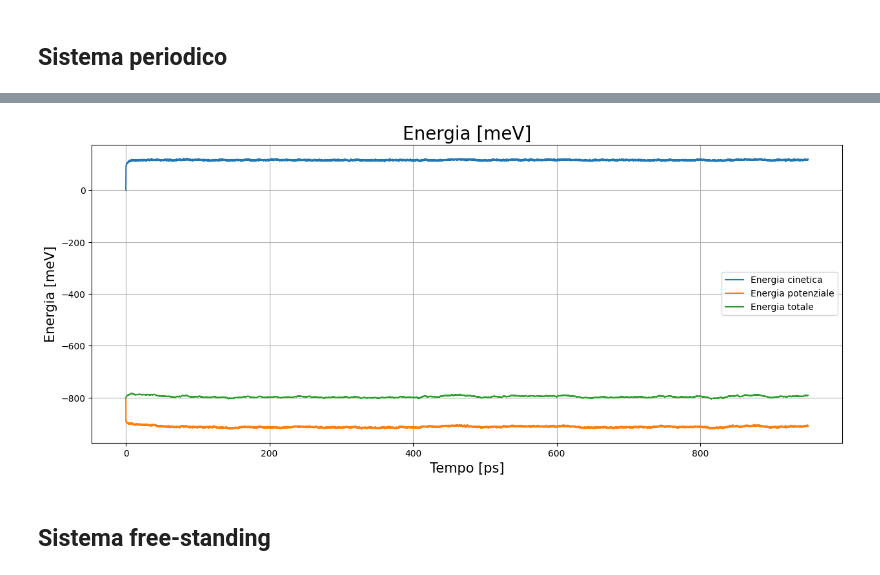
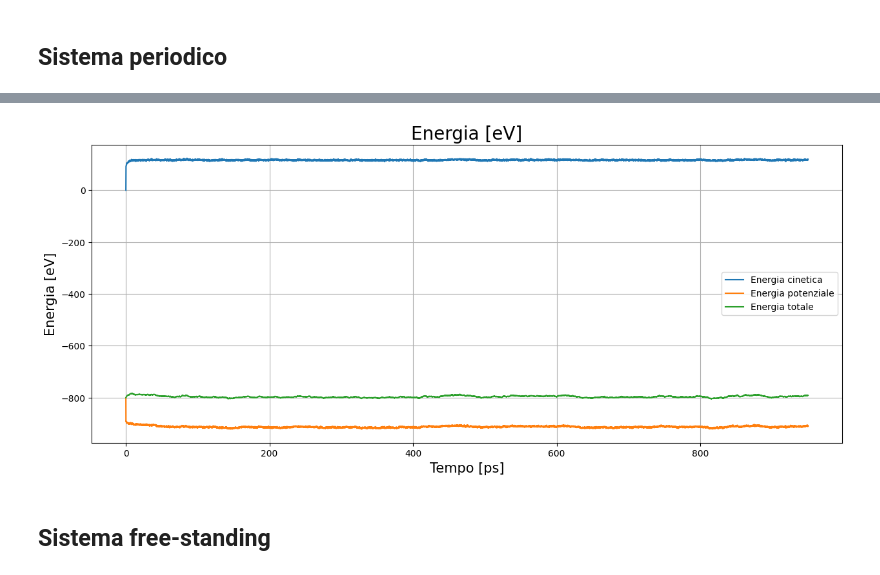
Before and after one commit to Negrini085/Simulazione-di-Materia-Condensata, a Jupyter notebook: Codice2_LM/esercitazione2.ipynb, the cells around one changed output, grey strips where cells are left out. Cells and saved outputs as stored; diff of their text form; code cells hidden in the pictures.

```diff
--- a/Codice2_LM/esercitazione2.ipynb
+++ b/Codice2_LM/esercitazione2.ipynb
@@ -39,18 +39,18 @@ Stiamo considerando in questo caso 1500 molecole d'acqua in un sistema che prese
 # %%
 fig = plt.figure(figsize=(15, 6))
 
 plt.plot(long[:, 0], long[:, 5], label = 'Energia cinetica')
 plt.plot(long[:, 0], long[:, 4], label = 'Energia potenziale')
 plt.plot(long[:, 0], long[:, 6], label = 'Energia totale')
-plt.ylabel(r"Energia [meV]", fontsize = 15)
+plt.ylabel(r"Energia [eV]", fontsize = 15)
 plt.xlabel(r"Tempo [ps]", fontsize = 15)
-plt.title(r"Energia [meV]", fontsize = 20)
+plt.title(r"Energia [eV]", fontsize = 20)
 plt.grid(True)
 plt.legend(loc = 'best')
 
 plt.show()
 # %% [output]
-[figure, old version]
+[figure, new version]
 # %% [markdown]
 ## Sistema free-standing
 # %% [markdown]
```
Also changed, not shown: parts of 2 cells of this notebook, 1 other file.
